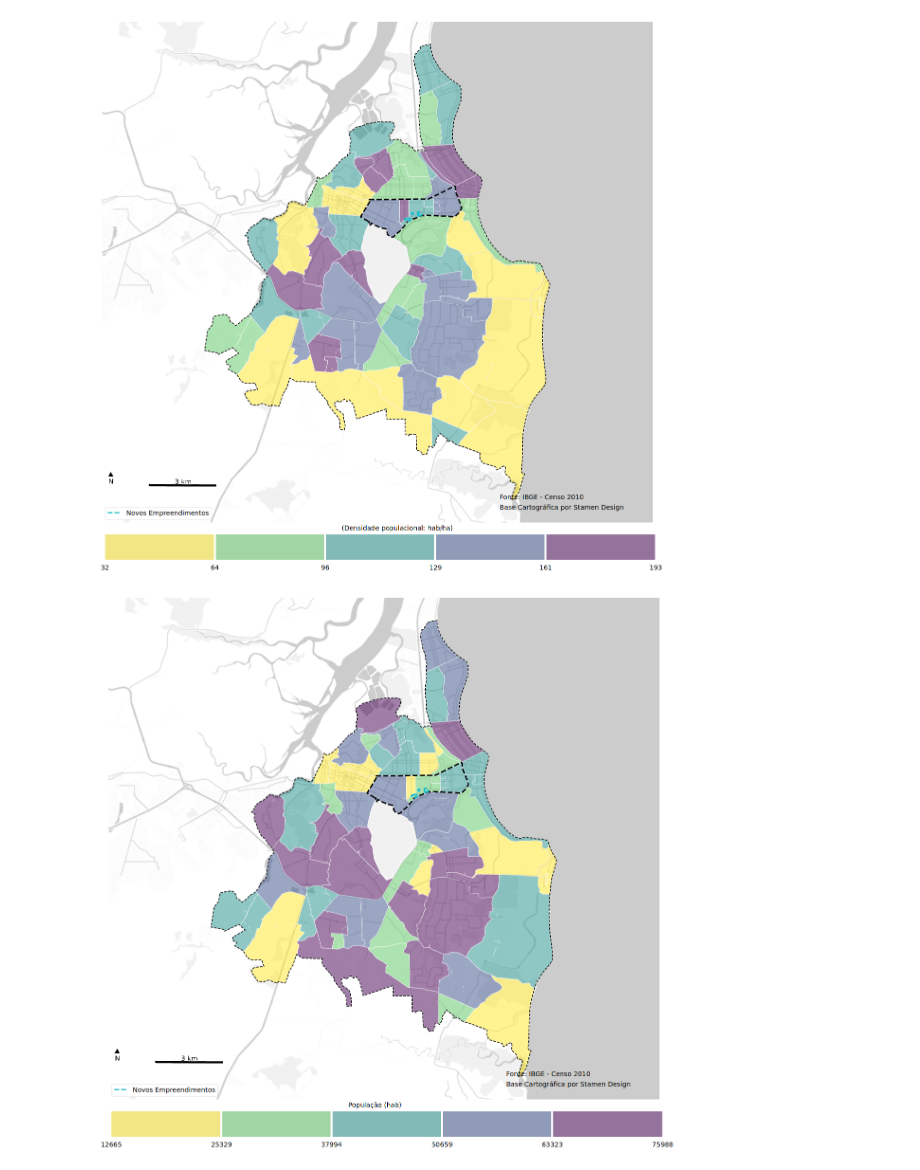
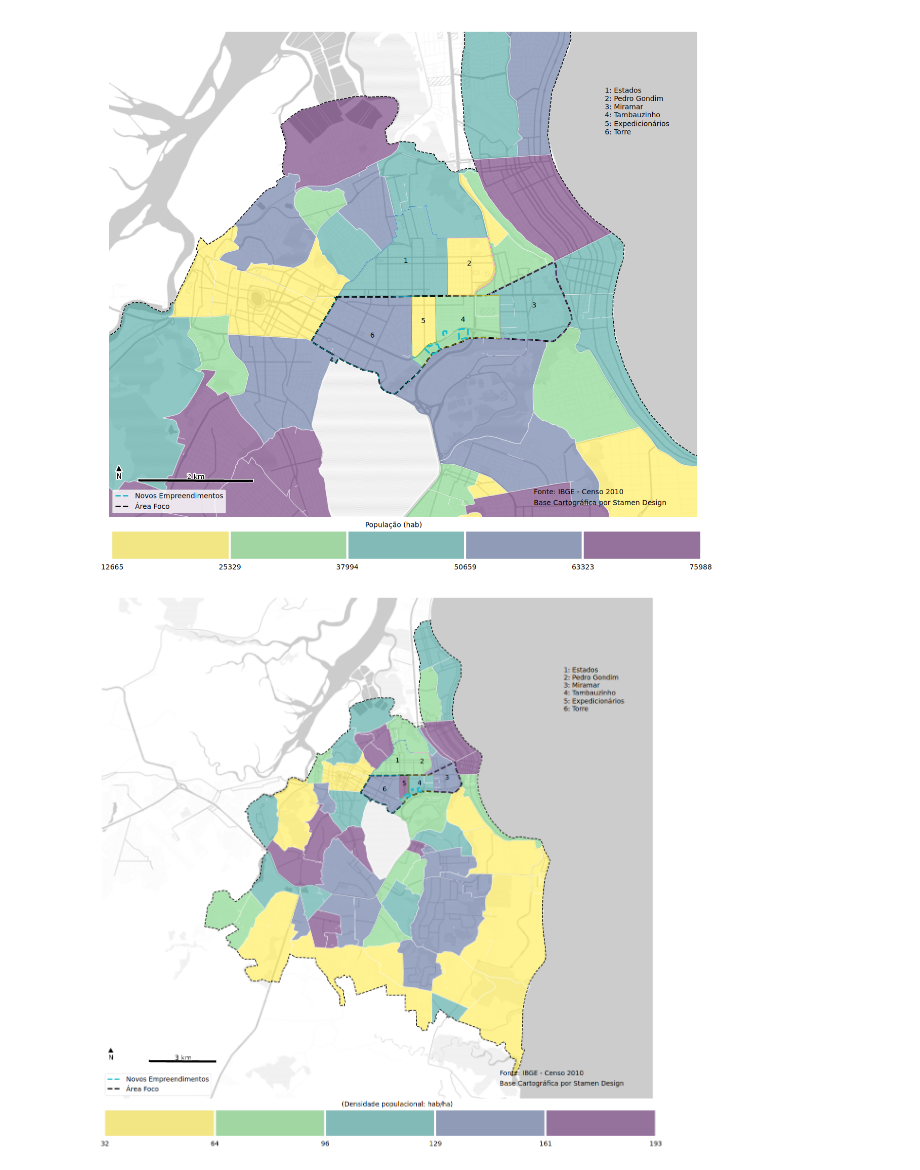
Before and after one commit to fc-anjos/cartografia-joao-pessoa, a Jupyter notebook: POPULACAO.ipynb, the cells around one changed output. Saved outputs shown, nothing was run; the diff lists cells and outputs as text; code cells hidden in the pictures.

```diff
--- a/POPULACAO.ipynb
+++ b/POPULACAO.ipynb
@@ -123,3 +50,20 @@ def crop(ax, factor_top, factor_right, factor_bottom, factor_left):
+# %%
+def anotate_bairros(ax, plt, bairros_recorte):
+    count = 0
+    legend_dict = {}
+    full_string = ''
+    for idx, row in bairros_recorte.iterrows():
+        count += 1
+        legend_dict[row['NM_BAIRRO']] = str(count)+':'+row['NM_BAIRRO']
+        ax.text(row.coords[0],
+                row.coords[1],
+                s=str(count),
+                horizontalalignment='center',
+                bbox={'facecolor': 'none', 'alpha':0.8, 'edgecolor':'none'})
+
+        full_string+= '{0}: {1} \n'.format(count, row['NM_BAIRRO'])
+
+    plt.annotate(full_string, (.82, .775), xycoords='figure fraction')
 # %%
 def plot_categorical(df,
                      column,
@@ -324,40 +266,42 @@ plot_categorical(populacao_bairros,
+# %%
+plot_categorical(populacao_bairros,
+                 'MORADORES',
+                 5,
+                 0.5,
+                 [limite_mun, recorte_menor],
+                 lotes_empreendimentos,
+                 'populacao_centro',
+                 (600, 95),
+                 (600, 80),
+                 (360, 48),
+                 14,
+                 'População (hab)',
+                 scale_extension=2,
+                 legend_y = 0.03,
+                 factor_left=0.5,
+                 factor_right=0.7,
+                 factor_bottom=0.05,
+                 factor_top=0.7)
+# %% [output]
+[figure, added]
 # %%
 plot_categorical(populacao_bairros,
                  'densidade',
                  5,
                  0.5,
                  [limite_mun, recorte_menor],
+                 lotes_empreendimentos,
                  'densidade_populacional_cidade',
                  (600, 95),
                  (600, 80),
                  (360, 48),
                  13,
                  '(Densidade populacional: hab/ha)',
                  scale_extension=3,
                  legend_y = 0,
                  factor_left=1.45,
                  factor_right=1.45,
                  factor_bottom=1,
                  factor_top=1)
-
-
-plot_categorical(populacao_bairros,
-                 'MORADORES',
-                 5,
-                 0.5,
-                 [limite_mun, recorte_menor],
-                 'populacao_cidade',
-                 (600, 95),
-                 (600, 80),
-                 (360, 48),
-                 13,
-                 'População (hab)',
-                 scale_extension=3,
-                 legend_y = 0,
-                 factor_left=1.45,
-                 factor_right=1.45,
-                 factor_bottom=1,
-                 factor_top=1)
 # %% [output]
-[figure, old version]
+[figure, new version]
-[figure, removed]
```
Also changed, not shown: parts of 10 cells of this notebook, 3 other files.
